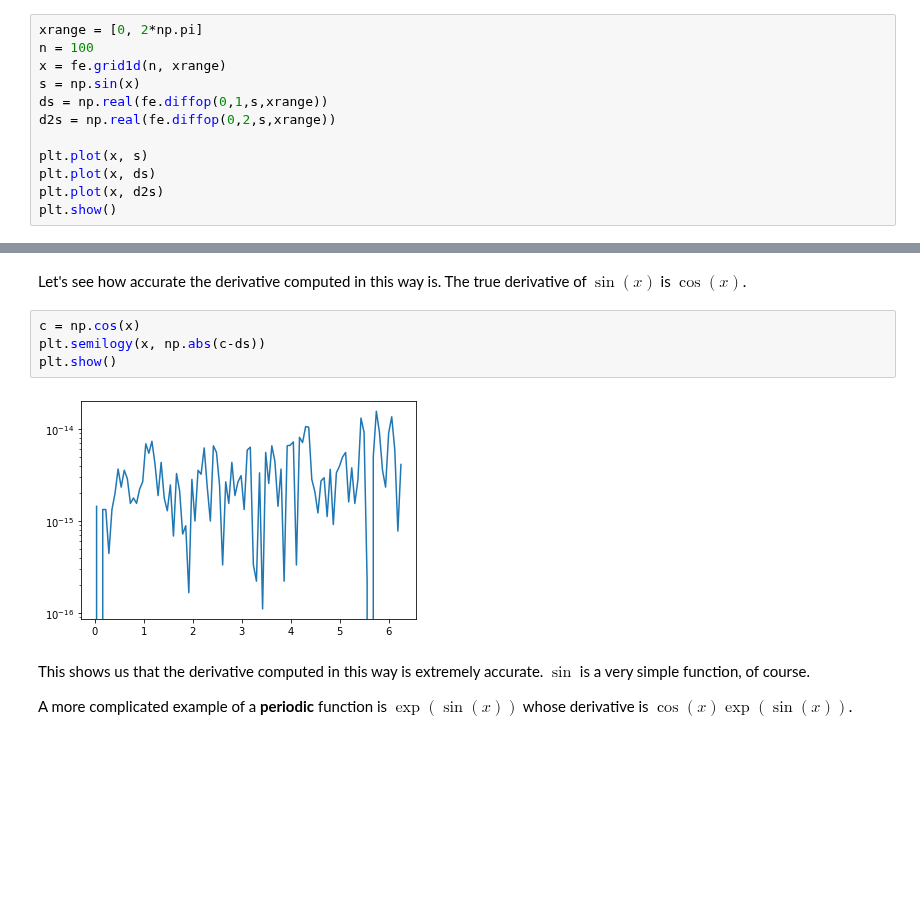
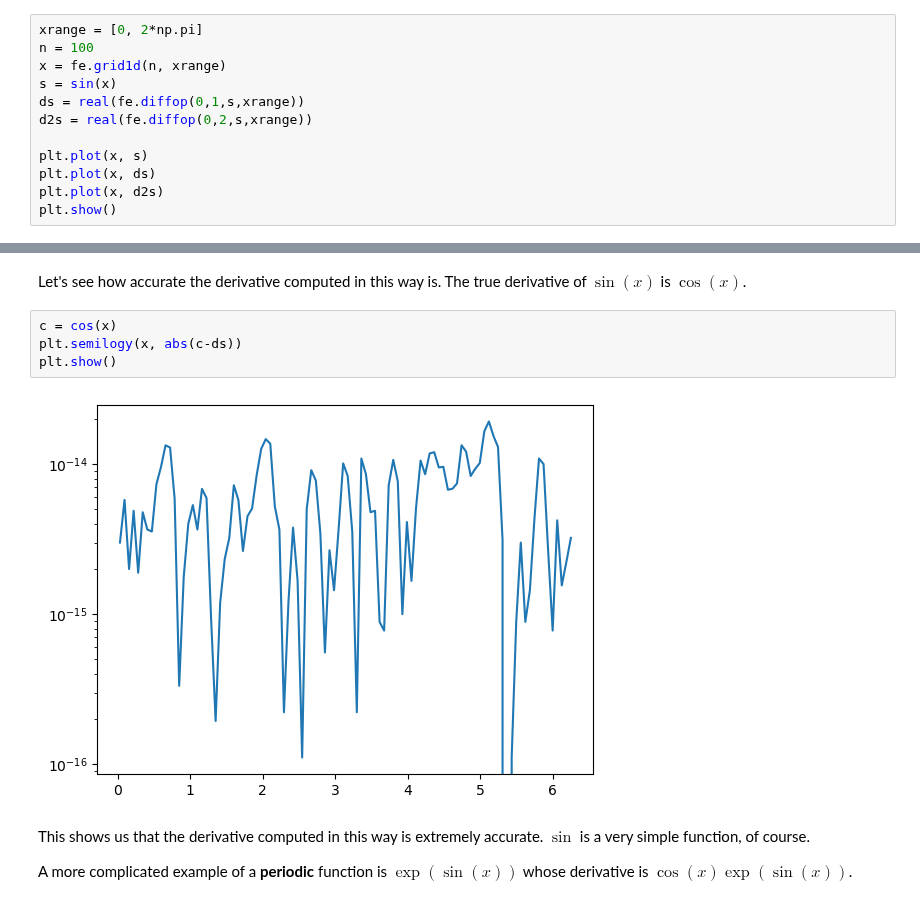
Before and after one commit to brownadder/expsolve, a Jupyter notebook: examples/fourier/tutorial1d.ipynb, the cells around one changed output, grey strips where cells are left out. Drawn from its saved outputs; the diff is of its cells as text; blank space fills up the shorter version.

```diff
--- a/examples/fourier/tutorial1d.ipynb
+++ b/examples/fourier/tutorial1d.ipynb
@@ -68,9 +74,9 @@ NOTE: `evolve.fourier` assumes that `f` is complex-valued, and so the derivative
 xrange = [0, 2*np.pi]
 n = 100
 x = fe.grid1d(n, xrange)
-s = np.sin(x)
-ds = np.real(fe.diffop(0,1,s,xrange))
-d2s = np.real(fe.diffop(0,2,s,xrange))
+s = sin(x)
+ds = real(fe.diffop(0,1,s,xrange))
+d2s = real(fe.diffop(0,2,s,xrange))
 
 plt.plot(x, s)
 plt.plot(x, ds)
@@ -81,11 +87,11 @@ plt.show()
 # %% [markdown]
 Let's see how accurate the derivative computed in this way is. The true derivative of $\sin(x)$ is $\cos(x)$.
 # %%
-c = np.cos(x)
-plt.semilogy(x, np.abs(c-ds))
+c = cos(x)
+plt.semilogy(x, abs(c-ds))
 plt.show()
 # %% [output]
-[figure, old version]
+[figure, new version]
 # %% [markdown]
 This shows us that the derivative computed in this way is extremely accurate. $\sin$ is a very simple function, of course.
 
```
Also changed, not shown: parts of 38 cells of this notebook, 5 other files.
